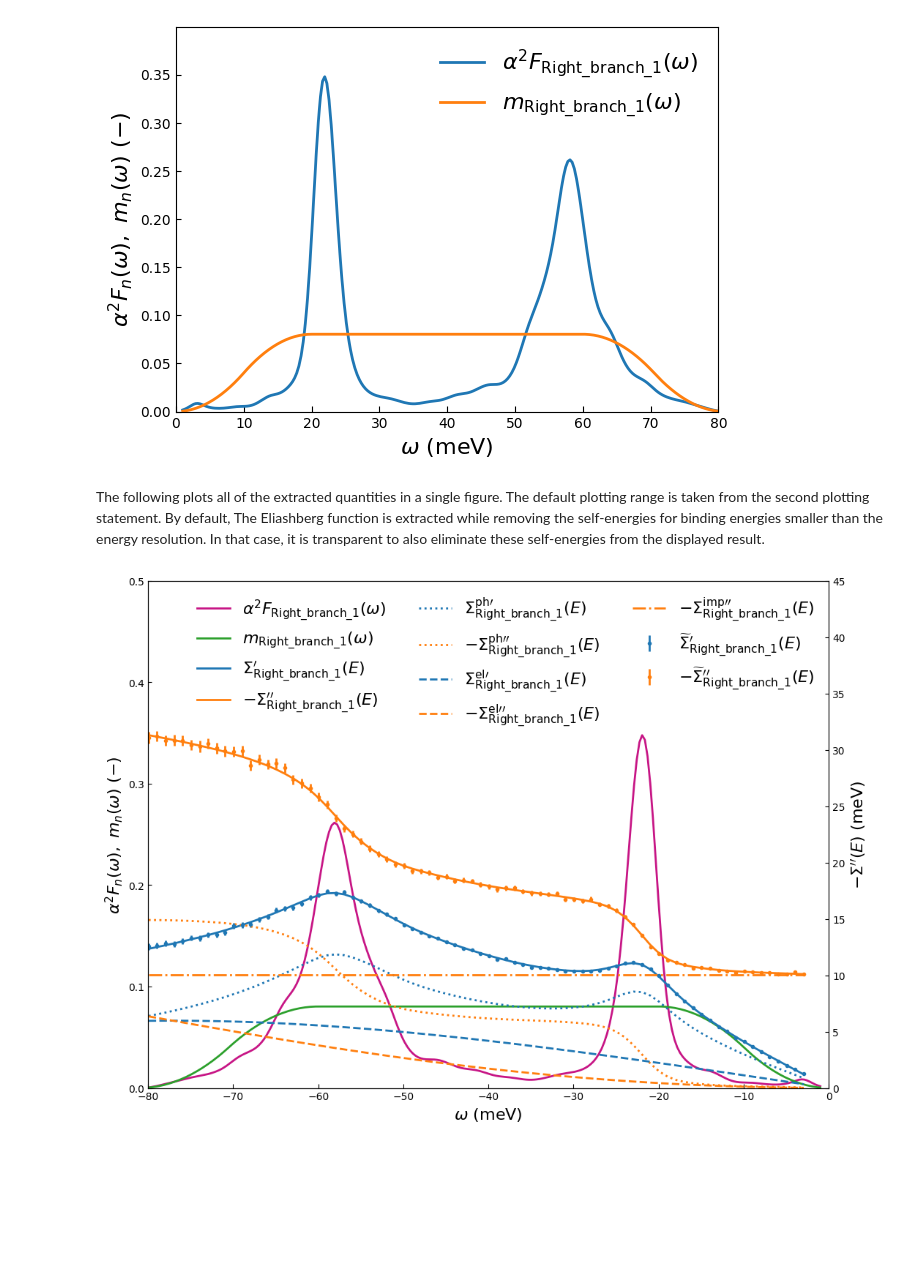
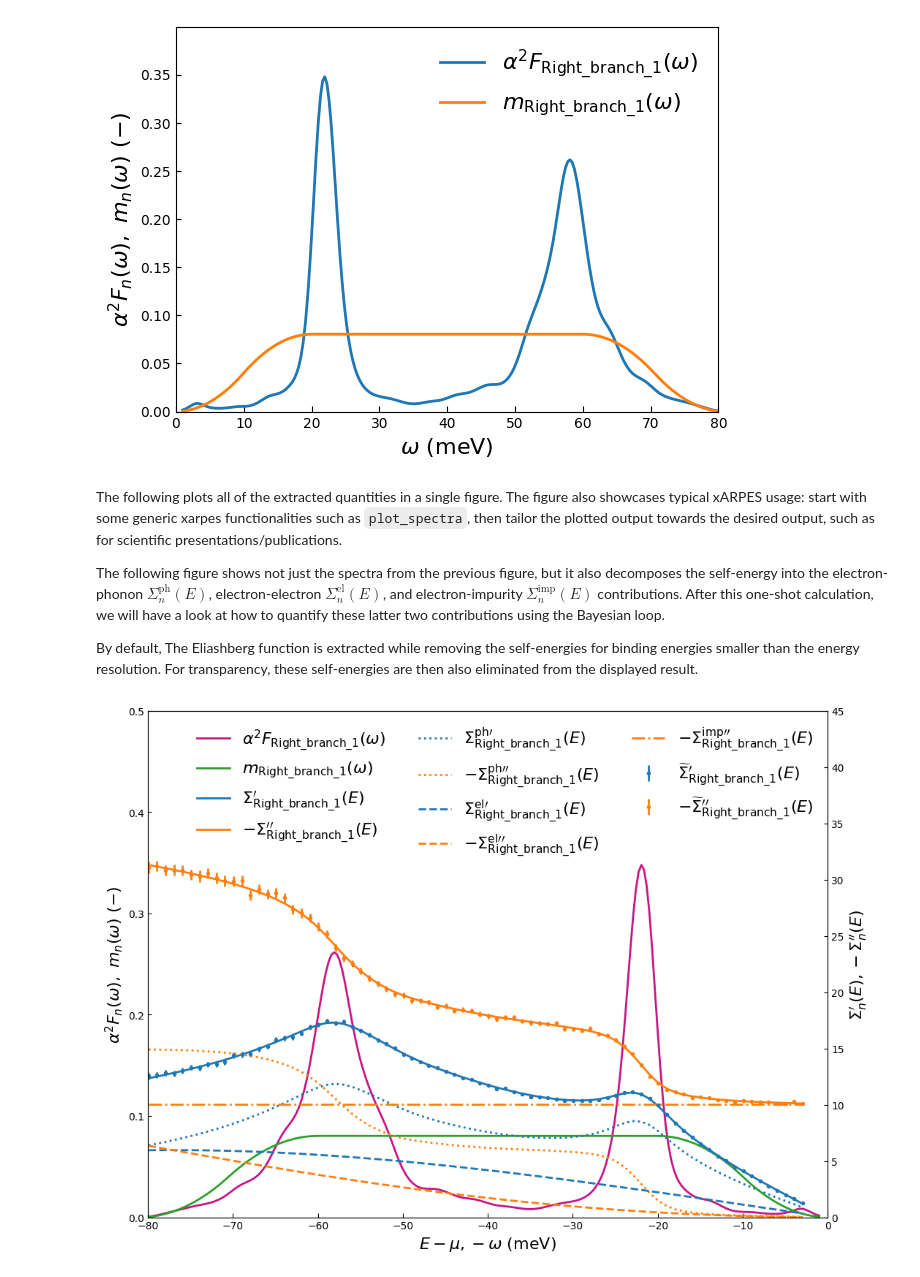
Before and after one commit to xARPES/xARPES, a Jupyter notebook: doc/notebooks/verification.ipynb, the cells around one changed output. Saved outputs shown, nothing was run; the diff lists cells and outputs as text; code cells hidden in the pictures; blank space fills up the shorter version.

```diff
--- a/doc/notebooks/verification.ipynb
+++ b/doc/notebooks/verification.ipynb
@@ -223,8 +224,11 @@ plt.show()
 # %% [output]
 [figure]
 # %% [markdown]
-The following plots all of the extracted quantities in a single figure. The default plotting range is taken from the second plotting statement.
-By default, The Eliashberg function is extracted while removing the self-energies for binding energies smaller than the energy resolution. In that case, it is transparent to also eliminate these self-energies from the displayed result.
+The following plots all of the extracted quantities in a single figure. The figure also showcases typical xARPES usage: start with some generic xarpes functionalities such as `plot_spectra`, then tailor the plotted output towards the desired output, such as for scientific presentations/publications.
+
+The following figure shows not just the spectra from the previous figure, but it also decomposes the self-energy into the electron-phonon $\Sigma_{n}^{\mathrm{ph}}(E)$, electron-electron $\Sigma_{n}^{\mathrm{el}}(E)$, and electron-impurity $\Sigma_{n}^{\mathrm{imp}}(E)$ contributions. After this one-shot calculation, we will have a look at how to quantify these latter two contributions using the Bayesian loop.
+
+By default, The Eliashberg function is extracted while removing the self-energies for binding energies smaller than the energy resolution. For transparency, these self-energies are then also eliminated from the displayed result.
 # %%
 %matplotlib inline
 
@@ -239,32 +243,36 @@ self_energy.plot_both(ax=ax2, scale="meV", resolution_range="applied", fmt="o",
 self_energy.plot_reconstructed_both(ax=ax2, scale="meV", show=False, fig_close=False)
 self_energy.plot_reconstructed_both_ph(ax=ax2, scale="meV", linestyle=":",
     show=False, fig_close=False)
 self_energy.plot_reconstructed_both_el(ax=ax2, scale="meV", linestyle="--",
     show=False, fig_close=False)
 self_energy.plot_reconstructed_imag_imp(ax=ax2, scale="meV", linestyle="-.",
     show=False, fig_close=False)
 
 # --- Change colours for self-energy lines on ax2
 lines = ax2.get_lines()
 [line.set_color(color_one) for line in lines[-9:-1:2]]
 [line.set_color(color_two) for line in lines[-8:-1:2]]
 lines[-1].set_color(color_two)
 
 # --- Change colours for error bars from plot_both
 real_err, imag_err = ax2.collections[-2:]
 real_err.set_color(color_one); imag_err.set_color(color_two)
 
 # --- Change colours for spectra
 a2f_line, model_line = ax1.get_lines()[-2:]
 a2f_line.set_color(color_three); model_line.set_color(color_four)
 
+#Tiny tweaks that should have been xARPES default behaviour.
+ax1.set_xlabel('$E-\mu, -\omega$ (meV)')
+ax2.set_ylabel('$\Sigma_{n}^{\prime}(E), -\Sigma_{n}^{\prime\prime}(E)$')
+
 # --- Overwrite the legend with a custom legend
 [ax.get_legend() and ax.get_legend().remove() for ax in (ax1, ax2)]
 h1, l1 = ax1.get_legend_handles_labels(); h2, l2 = ax2.get_legend_handles_labels()
 ax1.legend(h1 + h2, l1 + l2, ncol=3)
 ax1.set_ylim([0, 0.5]); ax2.set_ylim([0, 45])
 
 plt.show()
 # %% [output]
-[figure, old version]
+[figure, new version]
 # %% [markdown]
```
Also changed, not shown: parts of 9 cells of this notebook, 3 other files.
